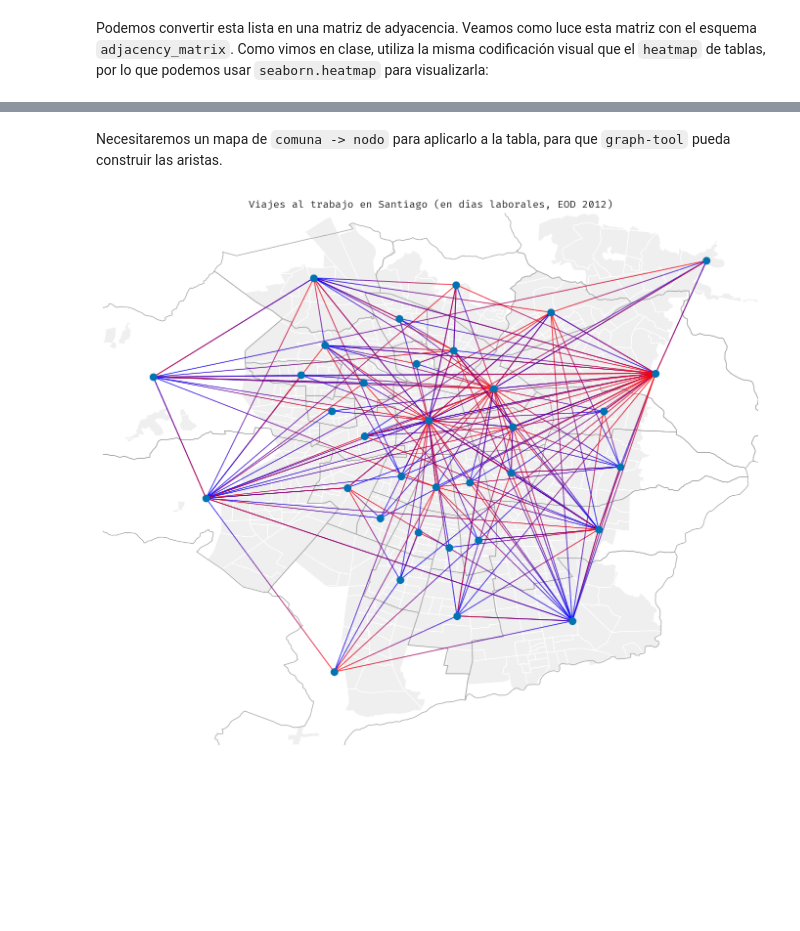
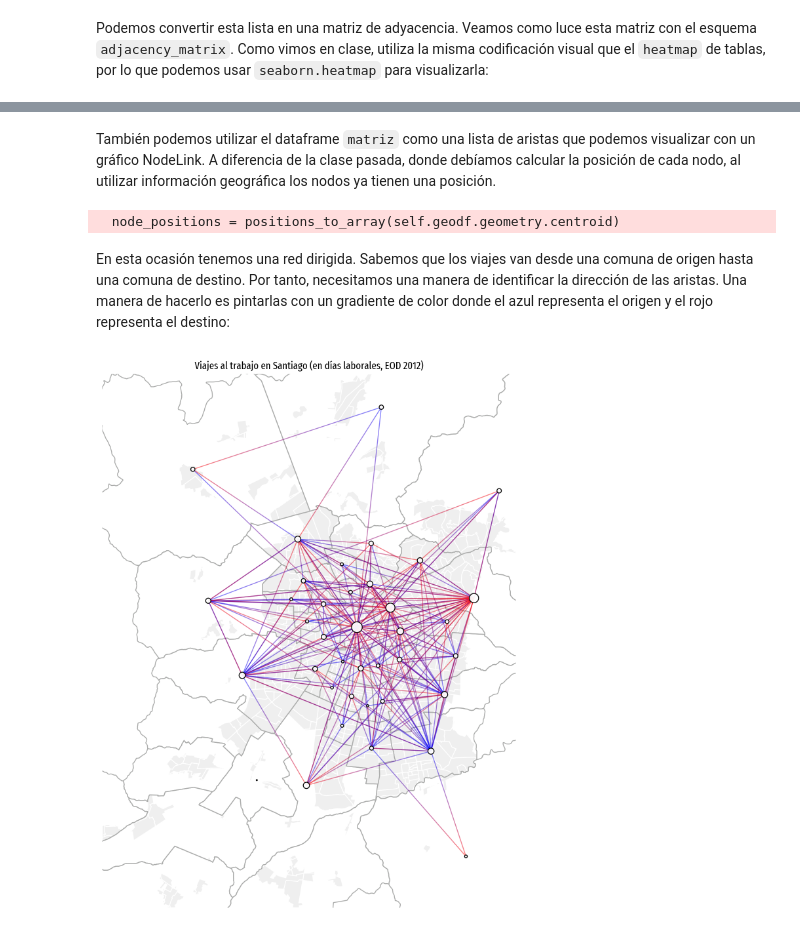
Before and after one commit to zorzalerrante/aves, a Jupyter notebook: notebooks/05-python-redes-eod.ipynb, the cells around one changed output, grey strips where cells are left out. Saved outputs shown, nothing was run; the diff lists cells and outputs as text; code cells hidden in the pictures; blank space fills up the shorter version.

Commit message:
notebooks: network class

```diff
--- a/notebooks/05-python-redes-eod.ipynb
+++ b/notebooks/05-python-redes-eod.ipynb
@@ -102,2 +120,0 @@ Necesitamos que los nodos tengan un identificador numérico, cuyo valor inicial
-# %%
-comunas_urbanas['node_id'] = range(len(comunas_urbanas))
@@ -144,6 +144,12 @@ matriz.head()
 Podemos convertir esta lista en una matriz de adyacencia. Veamos como luce esta matriz con el esquema `adjacency_matrix`. Como vimos en clase, utiliza la misma codificación visual que el `heatmap` de tablas, por lo que podemos usar `seaborn.heatmap` para visualizarla:
 # %%
 fig, ax = plt.subplots(figsize=(12, 9))
-sns.heatmap(matriz.set_index(['ComunaOrigen', 'ComunaDestino'])['n_viajes'].unstack(fill_value=0).pipe(normalize_rows), cmap='inferno_r', linewidth=1)
+sns.heatmap(
+    matriz.set_index(["ComunaOrigen", "ComunaDestino"])["n_viajes"]
+    .unstack(fill_value=0)
+    .pipe(normalize_rows),
+    cmap="inferno_r",
+    linewidth=1,
+)
 # %% [output]
 <AxesSubplot:xlabel='ComunaDestino', ylabel='ComunaOrigen'>
@@ -151,2 +156,0 @@ sns.heatmap(matriz.set_index(['ComunaOrigen', 'ComunaDestino'])['n_viajes'].unst
-# %% [markdown]
-Necesitaremos un mapa de `comuna -> nodo` para aplicarlo a la tabla, para que `graph-tool` pueda construir las aristas.
@@ -155,6 +157,19 @@ from aves.visualization.figures import figure_from_geodataframe
+# %% [markdown]
+También podemos utilizar el dataframe `matriz` como una lista de aristas que podemos visualizar con un gráfico NodeLink. A diferencia de la clase pasada, donde debíamos calcular la posición de cada nodo, al utilizar información geográfica los nodos ya tienen una posición.
 # %%
 from aves.models.network import Network
-od_network = Network.from_edgelist(matriz[matriz['n_viajes'] > matriz['n_viajes'].quantile(0.75)], source='ComunaOrigen', target='ComunaDestino', weight='n_viajes')
+
+od_network = Network.from_edgelist(
+    # graficamos los viajes más representativos
+    matriz[matriz["n_viajes"] > matriz["n_viajes"].quantile(0.75)],
+    source="ComunaOrigen",
+    target="ComunaDestino",
+    weight="n_viajes",
+)
 # %%
 from aves.visualization.networks import NodeLink
+
 nodelink = NodeLink(od_network)
+nodelink.layout_nodes(method='geographical', geodataframe=comunas_urbanas, node_column='NombreComuna')
+# %% [output]
+  node_positions = positions_to_array(self.geodf.geometry.centroid)
@@ -163,14 +176,22 @@ nodelink.layout_nodes(method='geographical', geodataframe=comunas_urbanas, node_
+# %% [markdown]
+En esta ocasión tenemos una red dirigida. Sabemos que los viajes van desde una comuna de origen hasta una comuna de destino. Por tanto, necesitamos una manera de identificar la dirección de las aristas. Una manera de hacerlo es pintarlas con un gradiente de color donde el azul representa el origen y el rojo representa el destino:
 # %%
 nodelink.set_edge_drawing('origin-destination')
+# %%
+nodelink.set_node_drawing("plain", weights=od_network.node_degree("in"))
 # %%
-fig, ax = figure_from_geodataframe(zones, height=10, set_limits=True, remove_axes=True)
+from aves.visualization.figures import figure_from_geodataframe
 
+fig, ax = figure_from_geodataframe(zones, height=9)
+
+# contexto
 zones.plot(ax=ax, facecolor='#efefef', edgecolor='white', zorder=0)
+comunas_urbanas.plot(ax=ax, facecolor='none', edgecolor='#abacab', zorder=1)
 
-comunas_urbanas.plot(ax=ax, facecolor='none', edgecolor='#abacab', zorder=0)
+nodelink.plot(ax, nodes=dict(color='white', edgecolor='black', node_size=150, alpha=0.95), edges=dict(alpha=0.5), zorder=2)
 
-nodelink.plot(ax)
+ax.set_title('Viajes al trabajo en Santiago (en días laborales, EOD 2012)')
 
-ax.set_title('Viajes al trabajo en Santiago (en días laborales, EOD 2012)');
+fig.tight_layout()
 # %% [output]
-[figure, old version]
+[figure, new version]
```
Also changed, not shown: parts of 24 cells of this notebook.
